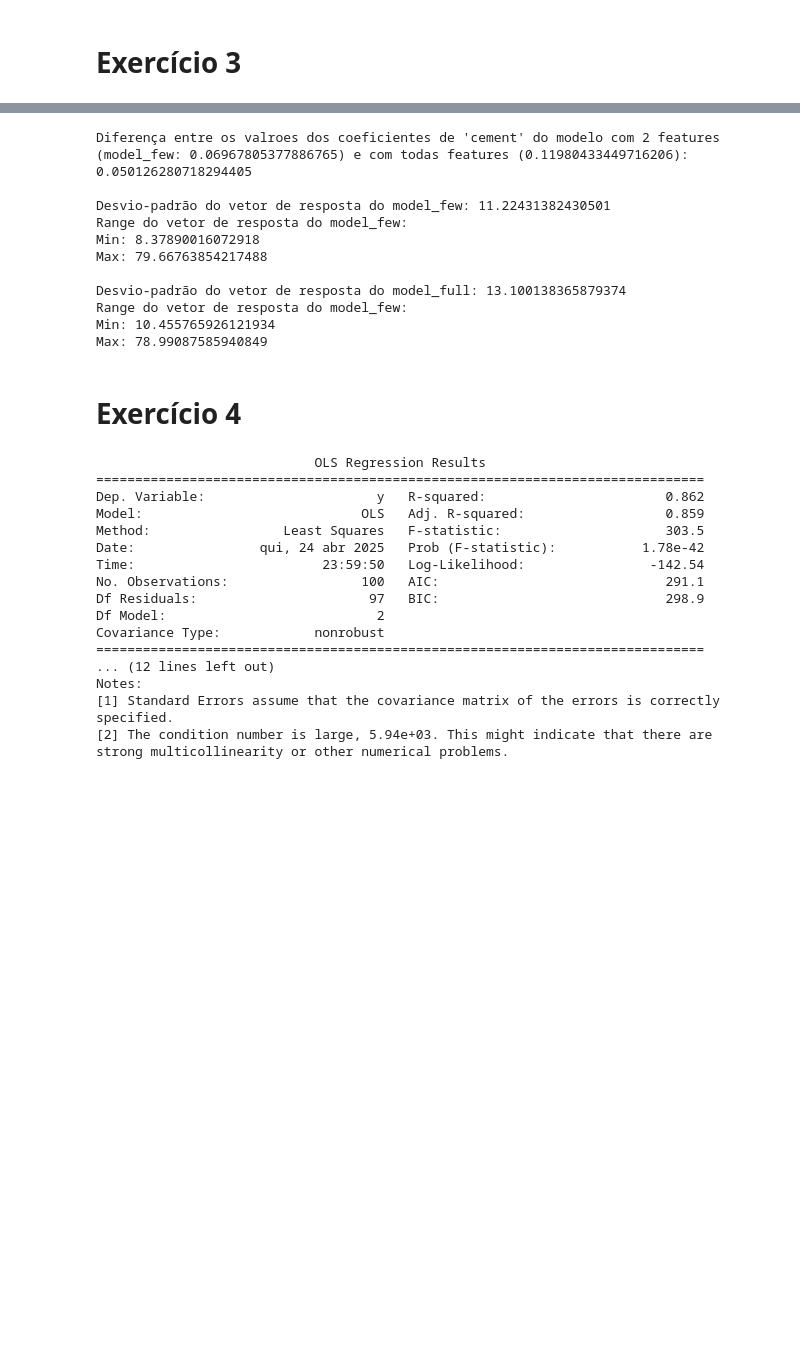
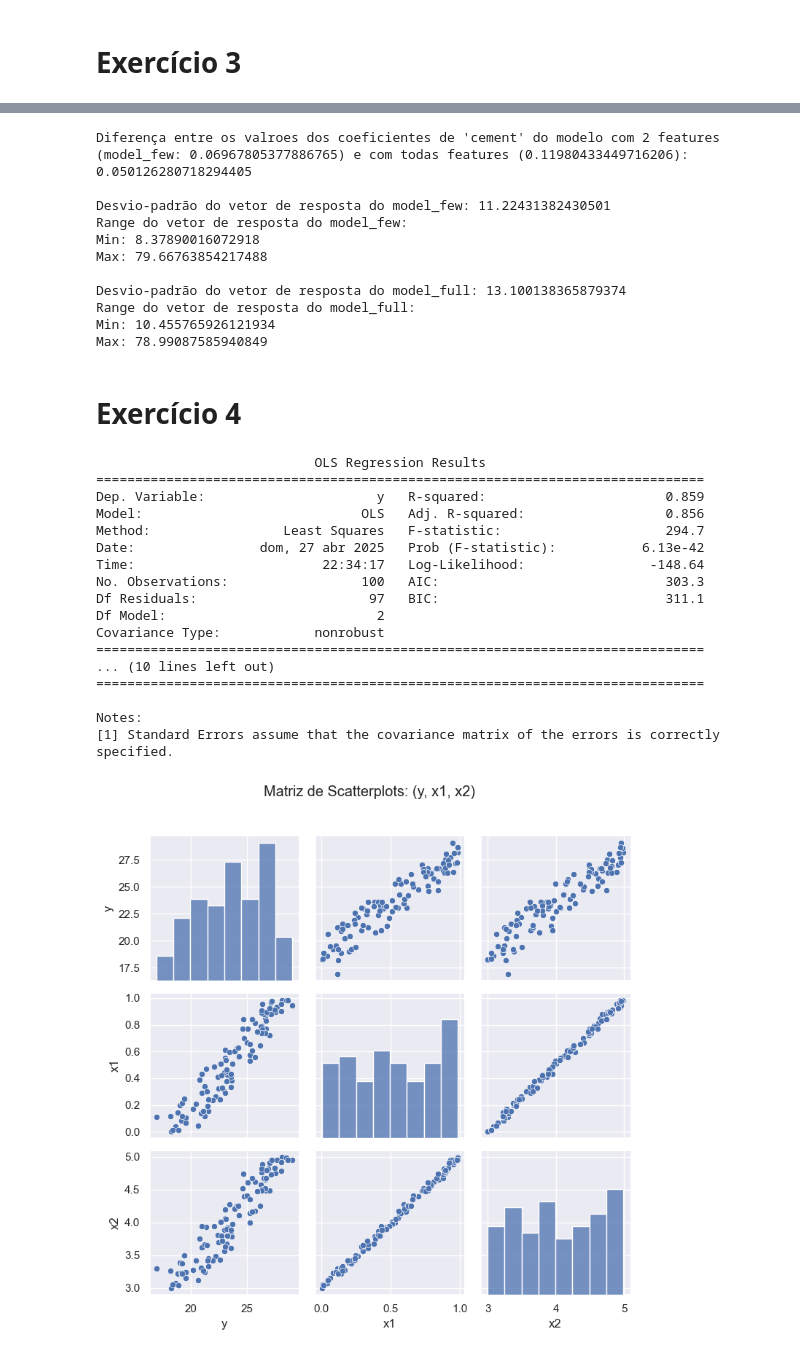
Before and after one commit to Nagi0/listasFECD-B, a Jupyter notebook: listas/lista3/lista3-FECD_B-Bruno Leal Fonseca.ipynb, the cells around one changed output, grey strips where cells are left out. Drawn from its saved outputs; the diff is of its cells as text; code cells hidden in the pictures; blank space fills up the shorter version.

```diff
--- a/listas/lista3/lista3-FECD_B-Bruno Leal Fonseca.ipynb
+++ b/listas/lista3/lista3-FECD_B-Bruno Leal Fonseca.ipynb
@@ -326,7 +328,7 @@ y_response_model_full = model_full.predict(X_full)
 print(f"Desvio-padrão do vetor de resposta do model_few: {np.std(y_response_model_few)}")
 print(f"Range do vetor de resposta do model_few:\nMin: {np.min(y_response_model_few)}\nMax: {np.max(y_response_model_few)}\n")
 print(f"Desvio-padrão do vetor de resposta do model_full: {np.std(y_response_model_full)}")
-print(f"Range do vetor de resposta do model_few:\nMin: {np.min(y_response_model_full)}\nMax: {np.max(y_response_model_full)}")
+print(f"Range do vetor de resposta do model_full:\nMin: {np.min(y_response_model_full)}\nMax: {np.max(y_response_model_full)}")
 # %% [output]
 Diferença entre os valroes dos coeficientes de 'cement' do modelo com 2 features (model_few: 0.06967805377886765) e com todas features (0.11980433449716206): 0.050126280718294405
 
@@ -336,7 +338,7 @@ Min: 8.37890016072918
 Max: 79.66763854217488
 
 Desvio-padrão do vetor de resposta do model_full: 13.100138365879374
-Range do vetor de resposta do model_few:
+Range do vetor de resposta do model_full:
 Min: 10.455765926121934
 Max: 78.99087585940849
 # %% [markdown]
@@ -344,7 +346,7 @@ Max: 78.99087585940849
 # %%
 size = 100
 
-noise = np.random.normal(0, 0.05**2, size=size)
+noise = np.random.normal(0, 0.05, size=size)
 x1 = np.random.uniform(0, 1, size=size)
 x2 = 3 + 2*x1 + noise
 
@@ -359,18 +361,27 @@ print(model.summary())
 # %% [output]
                             OLS Regression Results
 ==============================================================================
-Dep. Variable:                      y   R-squared:                       0.862
-Model:                            OLS   Adj. R-squared:                  0.859
-Method:                 Least Squares   F-statistic:                     303.5
-Date:                qui, 24 abr 2025   Prob (F-statistic):           1.78e-42
-Time:                        23:59:50   Log-Likelihood:                -142.54
-No. Observations:                 100   AIC:                             291.1
-Df Residuals:                      97   BIC:                             298.9
+Dep. Variable:                      y   R-squared:                       0.859
+Model:                            OLS   Adj. R-squared:                  0.856
+Method:                 Least Squares   F-statistic:                     294.7
+Date:                dom, 27 abr 2025   Prob (F-statistic):           6.13e-42
+Time:                        22:34:17   Log-Likelihood:                -148.64
+No. Observations:                 100   AIC:                             303.3
+Df Residuals:                      97   BIC:                             311.1
 Df Model:                           2
 Covariance Type:            nonrobust
 ==============================================================================
-... (12 lines left out)
+... (10 lines left out)
+==============================================================================
+
 Notes:
 [1] Standard Errors assume that the covariance matrix of the errors is correctly specified.
-[2] The condition number is large, 5.94e+03. This might indicate that there are
-strong multicollinearity or other numerical problems.
+# %%
+sim_df["y"] = y
+
+sns.pairplot(sim_df[['y', 'x1', 'x2']])
+plt.suptitle("Matriz de Scatterplots: (y, x1, x2)", y=1.02)
+plt.tight_layout()
+plt.show()
+# %% [output]
+[figure, added]
```
Also changed, not shown: parts of 16 cells of this notebook.
